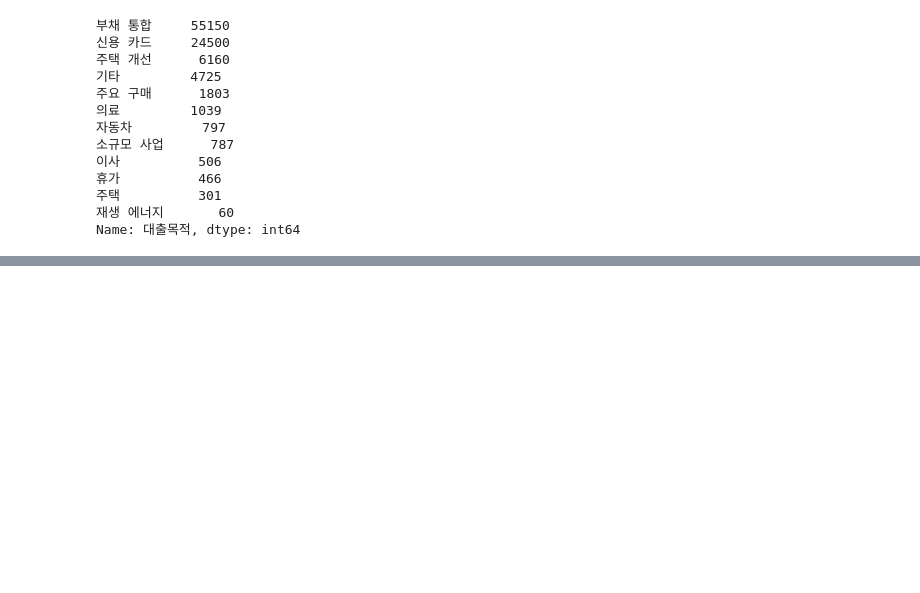
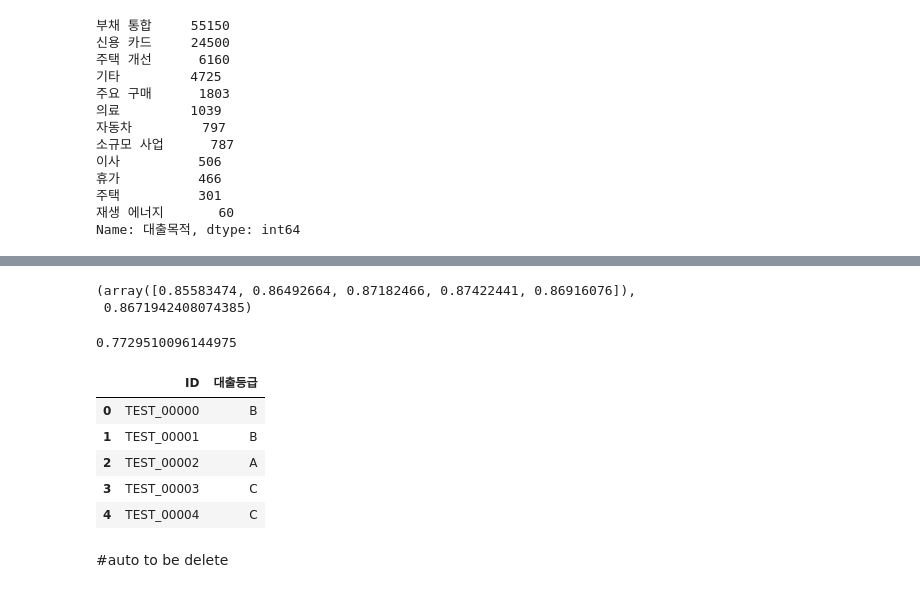
Before and after one commit to Pathway2008/Loan_rating, a Jupyter notebook: Loan_rating.ipynb, the cells around one changed output, grey strips where cells are left out. Saved outputs shown, nothing was run; the diff lists cells and outputs as text; code cells hidden in the pictures; blank space fills up the shorter version.

```diff
--- a/Loan_rating.ipynb
+++ b/Loan_rating.ipynb
@@ -593,0 +727,4 @@ for feature in ordinal_features:
+# %%
+#new
+resample=SMOTETomek(tomek=TomekLinks(sampling_strategy='majority'))
+X_tr, y_tr = resample.fit_resample(X_train, y_train)
@@ -593,0 +753,30 @@ for feature in ordinal_features:
+# %%
+xgb_model = xgb.XGBClassifier(objective='multi:softmax', num_class=7, random_state=42)
+xgb_model.fit(X_tr,y_tr)
+
+score = cross_val_score(xgb_model, X_tr, y_tr, cv=kf, scoring='f1_macro')
+# %%
+score,score.mean()
+# %% [output]
+(array([0.85583474, 0.86492664, 0.87182466, 0.87422441, 0.86916076]),
+ 0.8671942408074385)
+# %%
+y_pred = xgb_model.predict(X_test)
+f1_macro = f1_score(y_test, y_pred, average='macro')
+f1_macro
+# %% [output]
+0.7729510096144975
+# %%
+pred = xgb_model.predict(test)
+# %%
+sub['대출등급'] = pred
+# %%
+sub['대출등급'] = sub['대출등급'].map({0: 'A', 1: 'B', 2: 'C',3: 'D',4: 'E',5: 'F',6: 'G'})
+sub.head()
+# %% [output]
+|  | ID | 대출등급 |
+| 0 | TEST_00000 | B |
+| 1 | TEST_00001 | B |
+| 2 | TEST_00002 | A |
+| 3 | TEST_00003 | C |
+| 4 | TEST_00004 | C |
@@ -593,0 +785,2 @@ for feature in ordinal_features:
+# %% [markdown]
+#auto to be delete
```
Also changed, not shown: parts of 40 cells of this notebook.
